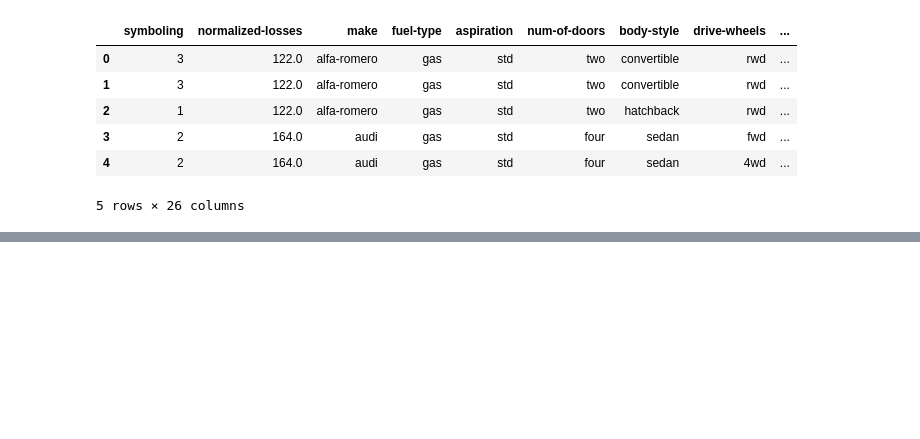
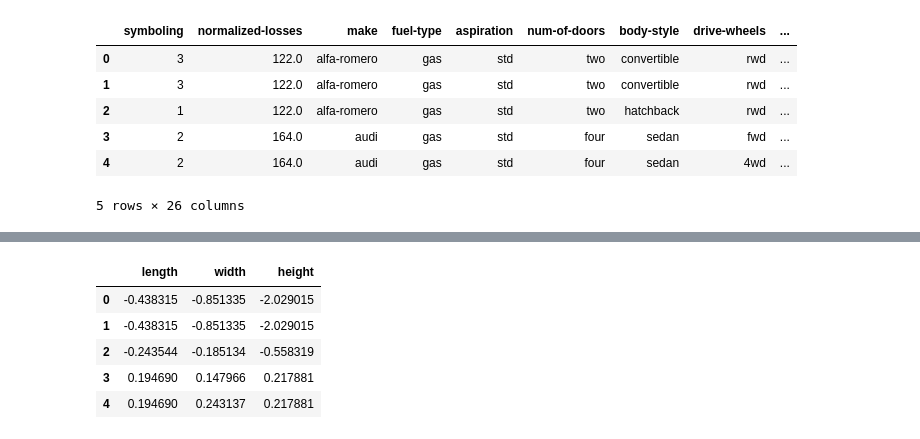
Before and after one commit to MehediEhteshum/CarPriceDataWranglingViz, a Jupyter notebook: CarPrice-DataWrangling&Viz.ipynb, the cells around one changed output, grey strips where cells are left out. Saved outputs shown, nothing was run; the diff lists cells and outputs as text; code cells hidden in the pictures; blank space fills up the shorter version.

```diff
--- a/CarPrice-DataWrangling&Viz.ipynb
+++ b/CarPrice-DataWrangling&Viz.ipynb
@@ -211,0 +221,12 @@ df.head()
+# %%
+df[["length", "width", "height"]] = ((df[["length", "width", "height"]] -
+                                     df[["length", "width", "height"]].mean())/
+                                     df[["length", "width", "height"]].std())
+df[["length", "width", "height"]].head()
+# %% [output]
+|  | length | width | height |
+| 0 | -0.438315 | -0.851335 | -2.029015 |
+| 1 | -0.438315 | -0.851335 | -2.029015 |
+| 2 | -0.243544 | -0.185134 | -0.558319 |
+| 3 | 0.194690 | 0.147966 | 0.217881 |
+| 4 | 0.194690 | 0.243137 | 0.217881 |
```
Also changed, not shown: parts of 2 cells of this notebook.
